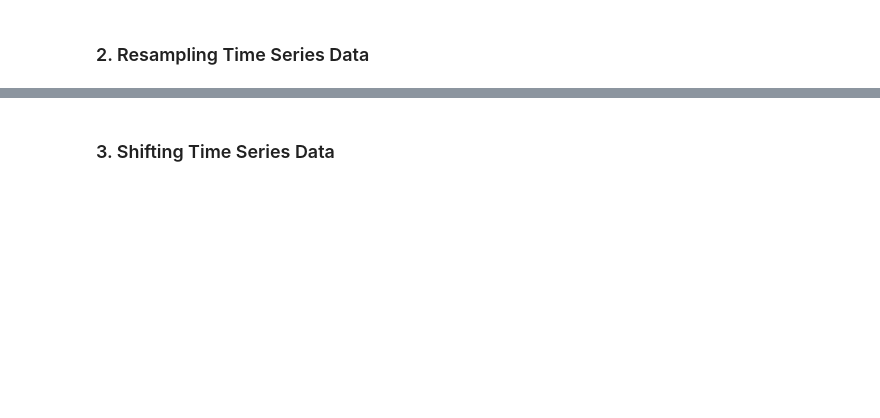
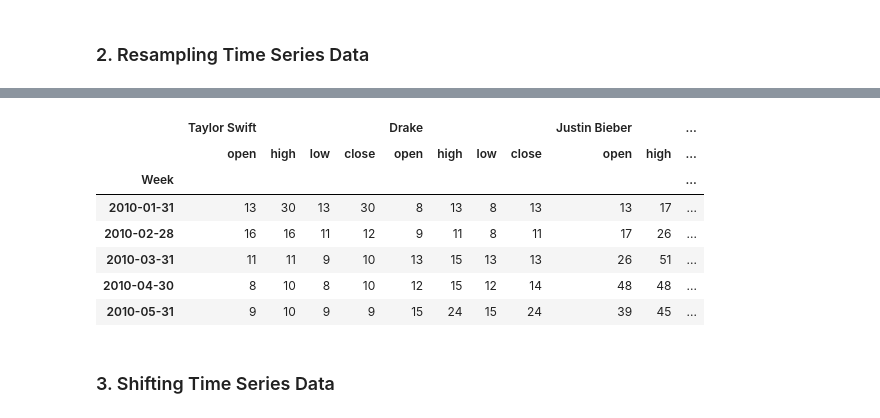
Before and after one commit to Hitstar53/BAP-Practicals, a Jupyter notebook: Exp4/exp4.ipynb, the cells around one changed output, grey strips where cells are left out. Saved outputs shown, nothing was run; the diff lists cells and outputs as text; code cells hidden in the pictures; blank space fills up the shorter version.

```diff
--- a/Exp4/exp4.ipynb
+++ b/Exp4/exp4.ipynb
@@ -83,2 +138,15 @@ df.head()
+# %%
+# use ohlc method on monthly data
+df_ohlc = df.resample('ME').ohlc()
+df_ohlc.head()
+# %% [output]
+|  | Taylor Swift |  |  |  | Drake |  |  |  | Justin Bieber |  | ... |
+|  | open | high | low | close | open | high | low | close | open | high | ... |
+| Week |  |  |  |  |  |  |  |  |  |  | ... |
+| 2010-01-31 | 13 | 30 | 13 | 30 | 8 | 13 | 8 | 13 | 13 | 17 | ... |
+| 2010-02-28 | 16 | 16 | 11 | 12 | 9 | 11 | 8 | 11 | 17 | 26 | ... |
+| 2010-03-31 | 11 | 11 | 9 | 10 | 13 | 15 | 13 | 13 | 26 | 51 | ... |
+| 2010-04-30 | 8 | 10 | 8 | 10 | 12 | 15 | 12 | 14 | 48 | 48 | ... |
+| 2010-05-31 | 9 | 10 | 9 | 9 | 15 | 24 | 15 | 24 | 39 | 45 | ... |
 # %% [markdown]
 ### 3. Shifting Time Series Data
```
Also changed, not shown: parts of 11 cells of this notebook, 2 other files.
